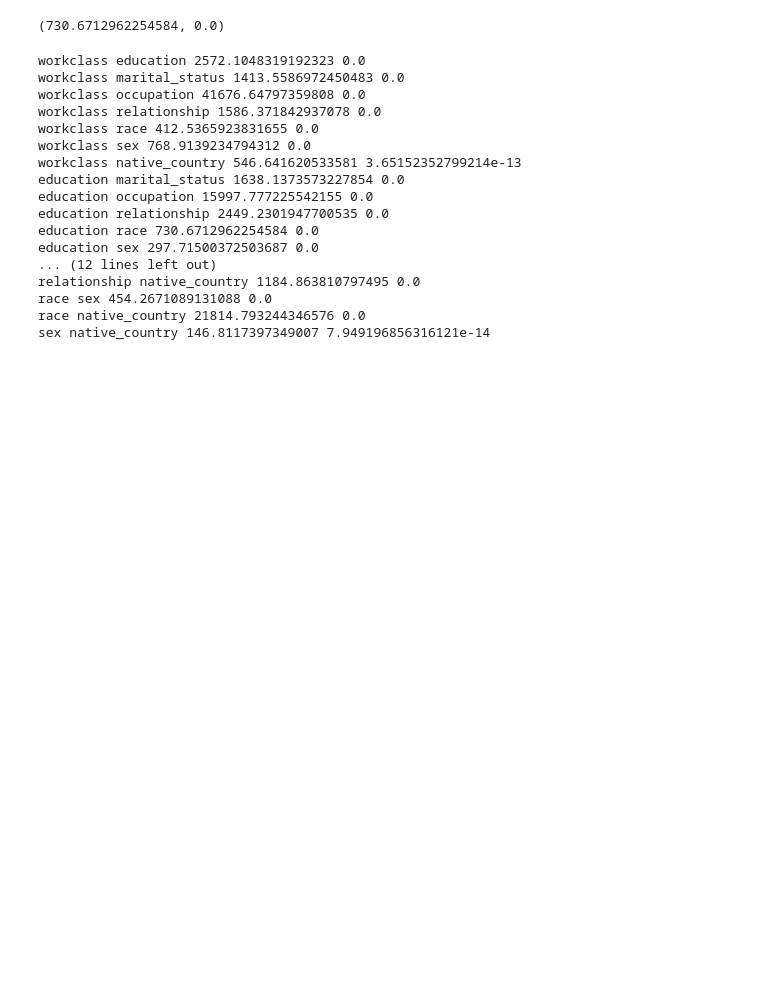
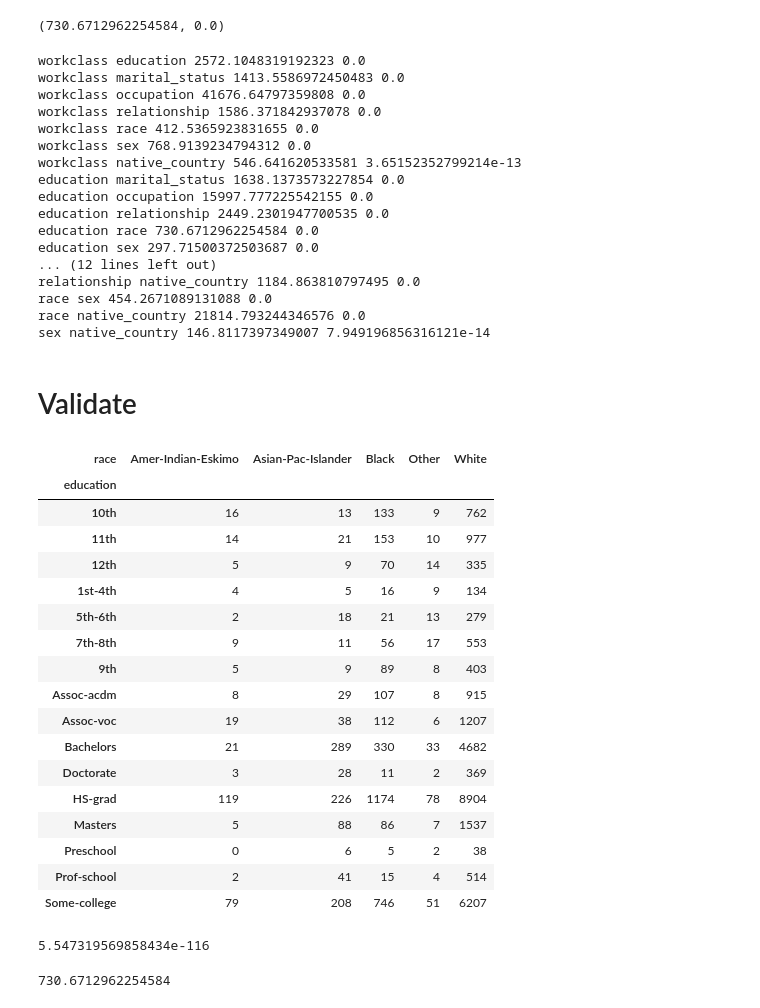
Before and after one commit to Minhchuyentoancbn/Data-Mining-and-Machine-Learning-Projects, a Jupyter notebook: Contingency Table Analysis.ipynb, the cells around one changed output. Saved outputs shown, nothing was run; the diff lists cells and outputs as text; code cells hidden in the pictures; blank space fills up the shorter version.

```diff
--- a/Contingency Table Analysis.ipynb
+++ b/Contingency Table Analysis.ipynb
@@ -175,3 +177,31 @@ relationship native_country 1184.863810797495 0.0
 race sex 454.2671089131088 0.0
 race native_country 21814.793244346576 0.0
 sex native_country 146.8117397349007 7.949196856316121e-14
+# %% [markdown]
+# Validate
+# %%
+contingency_table = df.pivot_table(
+    index='education', columns='race',
+    aggfunc='count', values='age'
+)
+# %%
+contingency_table
+# %% [output]
+| race | Amer-Indian-Eskimo | Asian-Pac-Islander | Black | Other | White |
+| education |  |  |  |  |  |
+| 10th | 16 | 13 | 133 | 9 | 762 |
+| 11th | 14 | 21 | 153 | 10 | 977 |
+| 12th | 5 | 9 | 70 | 14 | 335 |
+| 1st-4th | 4 | 5 | 16 | 9 | 134 |
+| 5th-6th | 2 | 18 | 21 | 13 | 279 |
+| 7th-8th | 9 | 11 | 56 | 17 | 553 |
+| 9th | 5 | 9 | 89 | 8 | 403 |
+| Assoc-acdm | 8 | 29 | 107 | 8 | 915 |
+| Assoc-voc | 19 | 38 | 112 | 6 | 1207 |
+| Bachelors | 21 | 289 | 330 | 33 | 4682 |
+| Doctorate | 3 | 28 | 11 | 2 | 369 |
+| HS-grad | 119 | 226 | 1174 | 78 | 8904 |
+| Masters | 5 | 88 | 86 | 7 | 1537 |
+| Preschool | 0 | 6 | 5 | 2 | 38 |
+| Prof-school | 2 | 41 | 15 | 4 | 514 |
+| Some-college | 79 | 208 | 746 | 51 | 6207 |
@@ -177,0 +210,8 @@ sex native_country 146.8117397349007 7.949196856316121e-14
+# %%
+p
+# %% [output]
+5.547319569858434e-116
+# %%
+stat
+# %% [output]
+730.6712962254584
```
Also changed, not shown: parts of 3 cells of this notebook, 16 other files.
